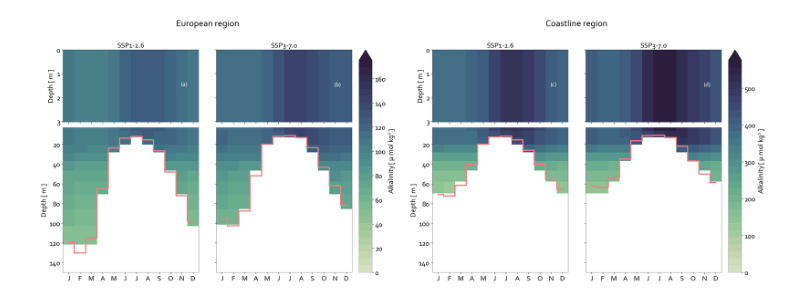
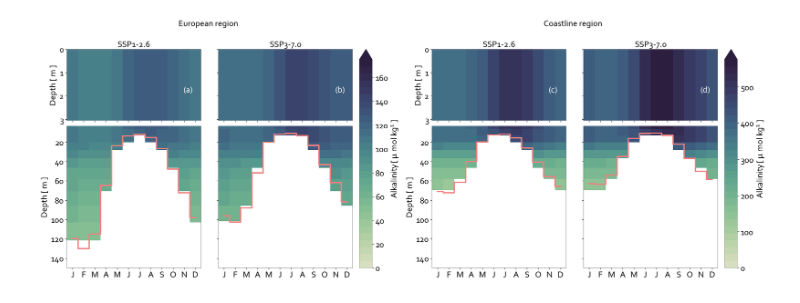
Before and after one commit to chiaraciscato/2026_ciscato_oae_seasonality, a Jupyter notebook: scripts/figure4.ipynb, the cells around one changed output. Drawn from its saved outputs; the diff is of its cells as text; code cells hidden in the pictures.

```diff
--- a/scripts/figure4.ipynb
+++ b/scripts/figure4.ipynb
@@ -21,11 +21,11 @@ month_label = ['J','F','M','A','M','J','J','A','S','O','N','D']
 fig, axes = plt.subplots(
     2, len(scenarios) * 2,
     sharex=True,
-    figsize=(32, 10),
+    figsize=(29, 9),
     gridspec_kw={'height_ratios':[1,2], 'hspace':0.05, 'wspace':0.13}
 )
 
-f=18
+f=20
 
 def hovmoller_difference(location, vmin, vmax, axes):
 
@@ -120,34 +120,34 @@ def hovmoller_difference(location, vmin, vmax, axes):
     for label in (cb.ax.get_xticklabels() + cb.ax.get_yticklabels() + [cb.ax.title, cb.ax.xaxis.label, cb.ax.yaxis.label]):
         label.set_fontproperties(font_prop)
         label.set_fontsize(f)
     cb.outline.set_linewidth(0.25)
 
     ax = axes[0, 0]
     ax.text(
         10.5, -1, f"{location}",
         # va='center',
         # ha='left',
-        fontsize=f+5,
+        fontsize=f,
     )
 
 for col in range(axes.shape[1]):
     ax = axes[0, col]  # top subplot of each column
     ax.text(
-        0.87, 0.5,
+        0.87, 0.4,
         f"({string.ascii_lowercase[col]})",
-        transform=ax.transAxes, color='white'
+        transform=ax.transAxes, color='white', fontsize=20
     )
 for ax in axes.flatten():
     fineline(ax,0.4)
 
 ncol = len(scenarios)
 
 # Left half → European
 hovmoller_difference('European region', 0, 175, axes[:, :ncol])
 
 # Right half → Coastline
 hovmoller_difference('Coastline region', 0, 575, axes[:, ncol:])
 
 plt.savefig(f"/Users/chiaraciscato/Desktop/GEOMAR/2025_ciscato_oae_seasonality/out/figure4.png")
 # %% [output]
-[figure, old version]
+[figure, new version]
```
Also changed, not shown: 7 other files.
